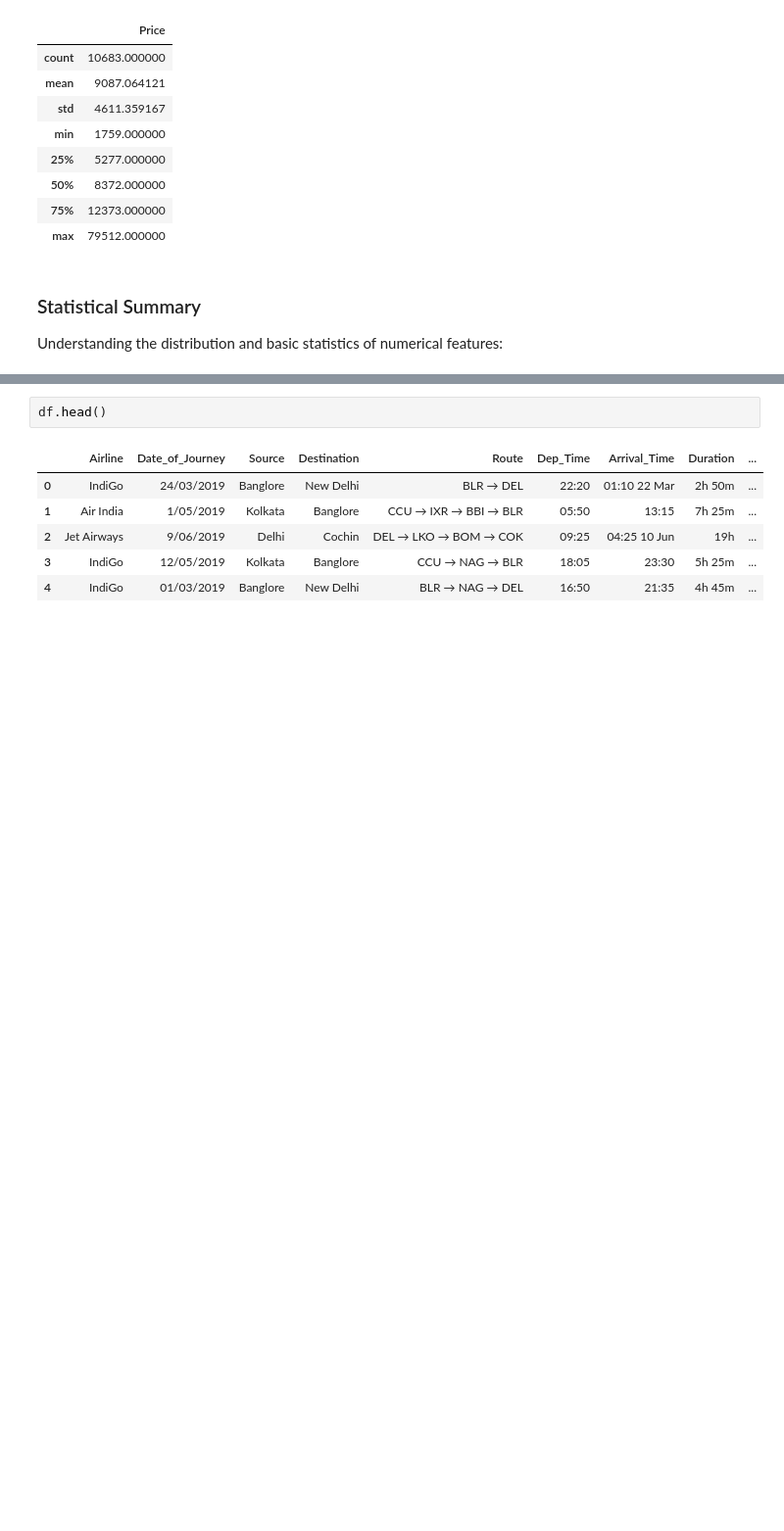
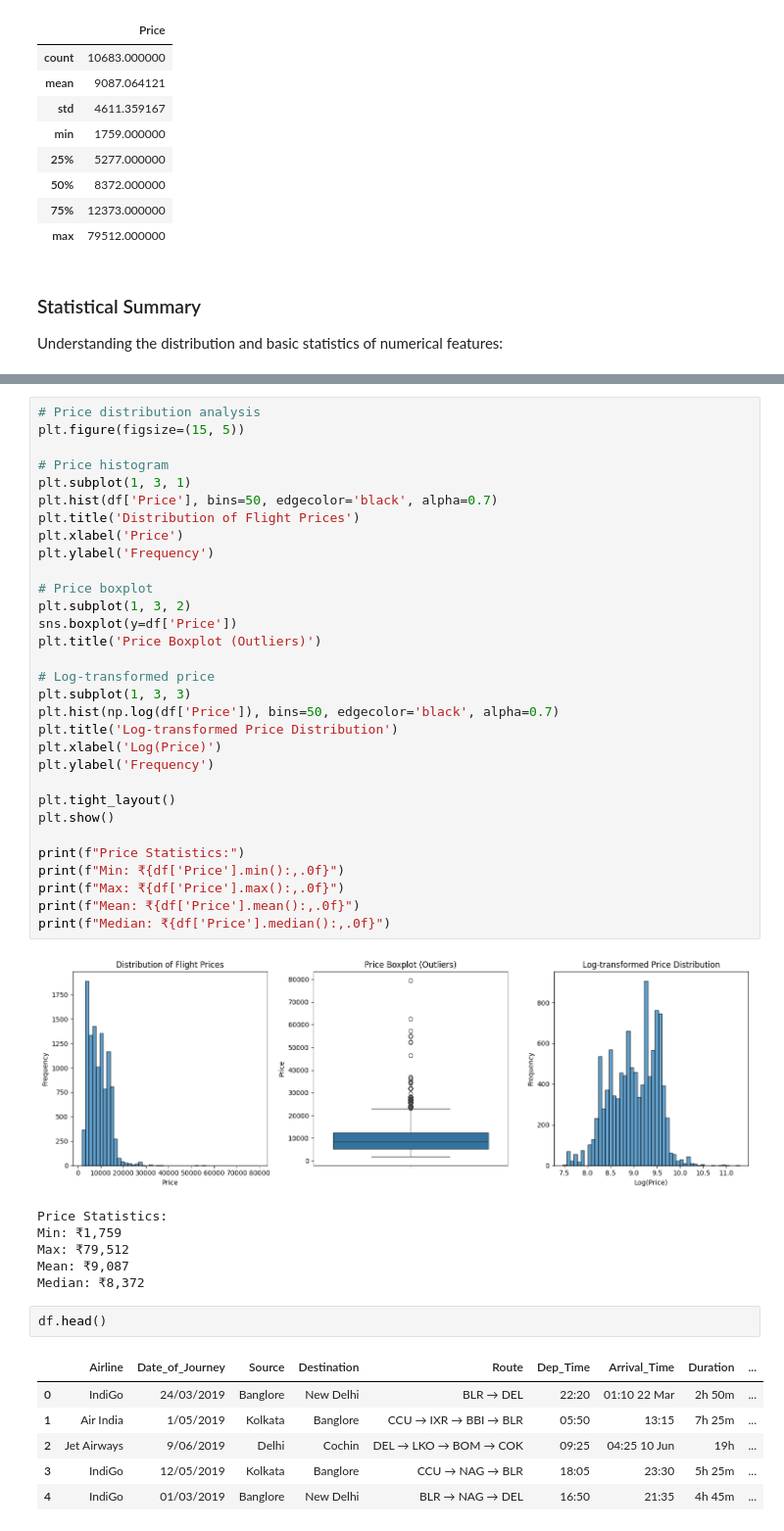
Before and after one commit to SurajK221b/flight_price_eda, a Jupyter notebook: flight_price_eda.ipynb, the cells around one changed output, grey strips where cells are left out. Shown at 98% size. Drawn from its saved outputs; the diff is of its cells as text; blank space fills up the shorter version.

```diff
--- a/flight_price_eda.ipynb
+++ b/flight_price_eda.ipynb
@@ -97,3 +125,41 @@ Understanding the distribution and basic statistics of numerical features:
+# %%
+# Price distribution analysis
+plt.figure(figsize=(15, 5))
+
+# Price histogram
+plt.subplot(1, 3, 1)
+plt.hist(df['Price'], bins=50, edgecolor='black', alpha=0.7)
+plt.title('Distribution of Flight Prices')
+plt.xlabel('Price')
+plt.ylabel('Frequency')
+
+# Price boxplot
+plt.subplot(1, 3, 2)
+sns.boxplot(y=df['Price'])
+plt.title('Price Boxplot (Outliers)')
+
+# Log-transformed price
+plt.subplot(1, 3, 3)
+plt.hist(np.log(df['Price']), bins=50, edgecolor='black', alpha=0.7)
+plt.title('Log-transformed Price Distribution')
+plt.xlabel('Log(Price)')
+plt.ylabel('Frequency')
+
+plt.tight_layout()
+plt.show()
+
+print(f"Price Statistics:")
+print(f"Min: ₹{df['Price'].min():,.0f}")
+print(f"Max: ₹{df['Price'].max():,.0f}")
+print(f"Mean: ₹{df['Price'].mean():,.0f}")
+print(f"Median: ₹{df['Price'].median():,.0f}")
+# %% [output]
+[figure, added]
+Price Statistics:
+Min: ₹1,759
+Max: ₹79,512
+Mean: ₹9,087
+Median: ₹8,372
 # %%
 df.head()
 # %% [output]
```
Also changed, not shown: parts of 6 cells of this notebook, 5 other files.
